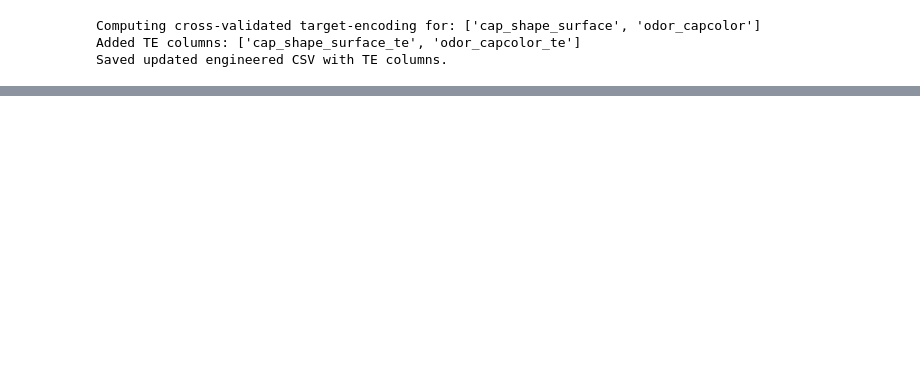
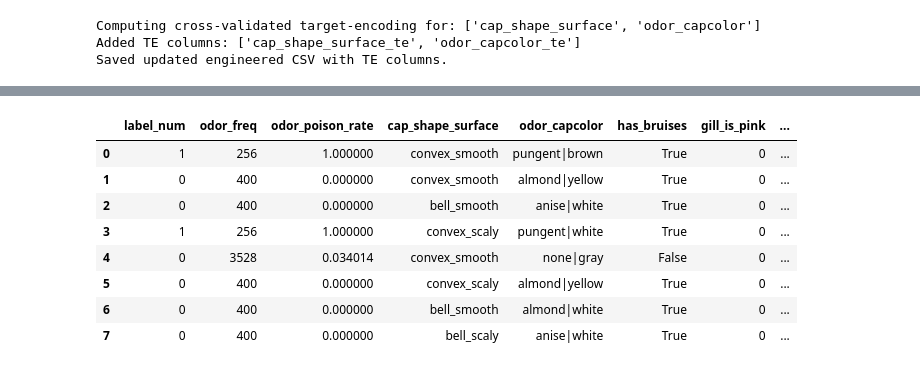
Before and after one commit to Clyde0513/mushroom, a Jupyter notebook: mushroom_structuring.ipynb, the cells around one changed output, grey strips where cells are left out. Drawn from its saved outputs; the diff is of its cells as text; code cells hidden in the pictures; blank space fills up the shorter version.

```diff
--- a/mushroom_structuring.ipynb
+++ b/mushroom_structuring.ipynb
@@ -794,0 +828,81 @@ Saved pipeline CSV.
+# %%
+OUT_ENG = Path('mushroom_engineered_missing_vals.csv')
+
+required = [
+    'label', 'odor_readable', 'gill_color_readable', 'stalk_root_readable',
+    'cap_shape_readable', 'cap_surface_readable', 'cap_color_readable', 'bruises_readable'
+]
+for c in required:
+    if c not in df1.columns:
+        raise RuntimeError(f"Missing required column for feature-engineering: {c}")
+
+# Ensure readable columns are categorical where appropriate
+for c in df1.columns:
+    if c.endswith('_readable') or c == 'label':
+        try:
+            df1[c] = df1[c].astype('category')
+        except Exception:
+            # fallback: leave as-is if conversion fails
+            pass
+
+# 1) Numeric target
+label_map = {'edible': 0, 'poisonous': 1}
+df1['label_num'] = df1['label'].map(label_map).astype('Int8')
+assert set(df1['label_num'].dropna().unique()).issubset({0,1})
+
+# 2) turning categories into bool for binary classification
+missing = pd.get_dummies(df1['stalk_root_readable']).iloc[:, 3]
+df1 = pd.concat([df1, missing], axis=1)
+
+bruises_bool = pd.get_dummies(df1['bruises_readable']).iloc[:, 0]
+df1 = pd.concat([df1, bruises_bool], axis=1)
+
+# 3) Frequency encoding for odor (simple count) and target-mean (poison rate) by odor
+# Use .fillna('MISSING') to keep missing as a category if present
+odor_series = df1['odor_readable'].astype('object').fillna('MISSING')
+odor_counts = odor_series.map(odor_series.value_counts())
+# Compute poison rate aligned to df1 index using groupby transform
+odor_poison_rate = df1.groupby(odor_series)['label_num'].transform('mean')
+
+df1['odor_freq'] = odor_counts.astype('Int32')
+# poison rate could be NaN if label missing; coerce to float
+df1['odor_poison_rate'] = odor_poison_rate.astype('float32')
+
+# 4) Composite / interaction features
+# cap_shape + cap_surface (readable)
+df1['cap_shape_surface'] = (
+    df1['cap_shape_readable'].astype(str).fillna('NA') + '_' + df1['cap_surface_readable'].astype(str).fillna('NA')
+)
+
+# odor + cap_color
+df1['odor_capcolor'] = (
+    df1['odor_readable'].astype(str).fillna('NA') + '|' + df1['cap_color_readable'].astype(str).fillna('NA')
+)
+
+# 5) Top-N indicator flags for gill_color_readable (keeps memory small)
+top_n = 20
+top_gills = df1['gill_color_readable'].value_counts().nlargest(top_n).index.tolist()
+for color in top_gills:
+    col_name = f'gill_is_{str(color).replace(" ","_")}'
+    df1[col_name] = (df1['gill_color_readable'] == color).astype('Int8')
+
+# Save engineered dataframe (include all original columns + engineered)
+df1.to_csv(OUT_ENG, index=False)
+
+# Display quick summary
+print(f"Saved engineered CSV to: {OUT_ENG} (rows={len(df1)})")
+print('\nSample of engineered features:')
+display(df1[engineered_cols].head(8))
+
+print('\nEngineered feature cardinalities:')
+for c in engineered_cols:
+    if c in df1.columns:
+        if pd.api.types.is_numeric_dtype(df1[c]):
+            print(f"{c}: numeric, nulls={df1[c].isna().sum()}, min={df1[c].min()}, max={df1[c].max()}")
+        else:
+            print(f"{c}: categorical-like, unique={df1[c].nunique()}")
+
+# Quick checks
+if df1['label_num'].isna().any():
+    print('\nWarning: some rows have missing label_num')
+# %% [output]
@@ -794,0 +912,9 @@ Saved pipeline CSV.
+|  | label_num | odor_freq | odor_poison_rate | cap_shape_surface | odor_capcolor | has_bruises | gill_is_pink | ... |
+| 0 | 1 | 256 | 1.000000 | convex_smooth | pungent|brown | True | 0 | ... |
+| 1 | 0 | 400 | 0.000000 | convex_smooth | almond|yellow | True | 0 | ... |
+| 2 | 0 | 400 | 0.000000 | bell_smooth | anise|white | True | 0 | ... |
+| 3 | 1 | 256 | 1.000000 | convex_scaly | pungent|white | True | 0 | ... |
+| 4 | 0 | 3528 | 0.034014 | convex_smooth | none|gray | False | 0 | ... |
+| 5 | 0 | 400 | 0.000000 | convex_scaly | almond|yellow | True | 0 | ... |
+| 6 | 0 | 400 | 0.000000 | bell_smooth | almond|white | True | 0 | ... |
+| 7 | 0 | 400 | 0.000000 | bell_scaly | anise|white | True | 0 | ... |
```
Also changed, not shown: parts of 21 cells of this notebook, 6 other files.
